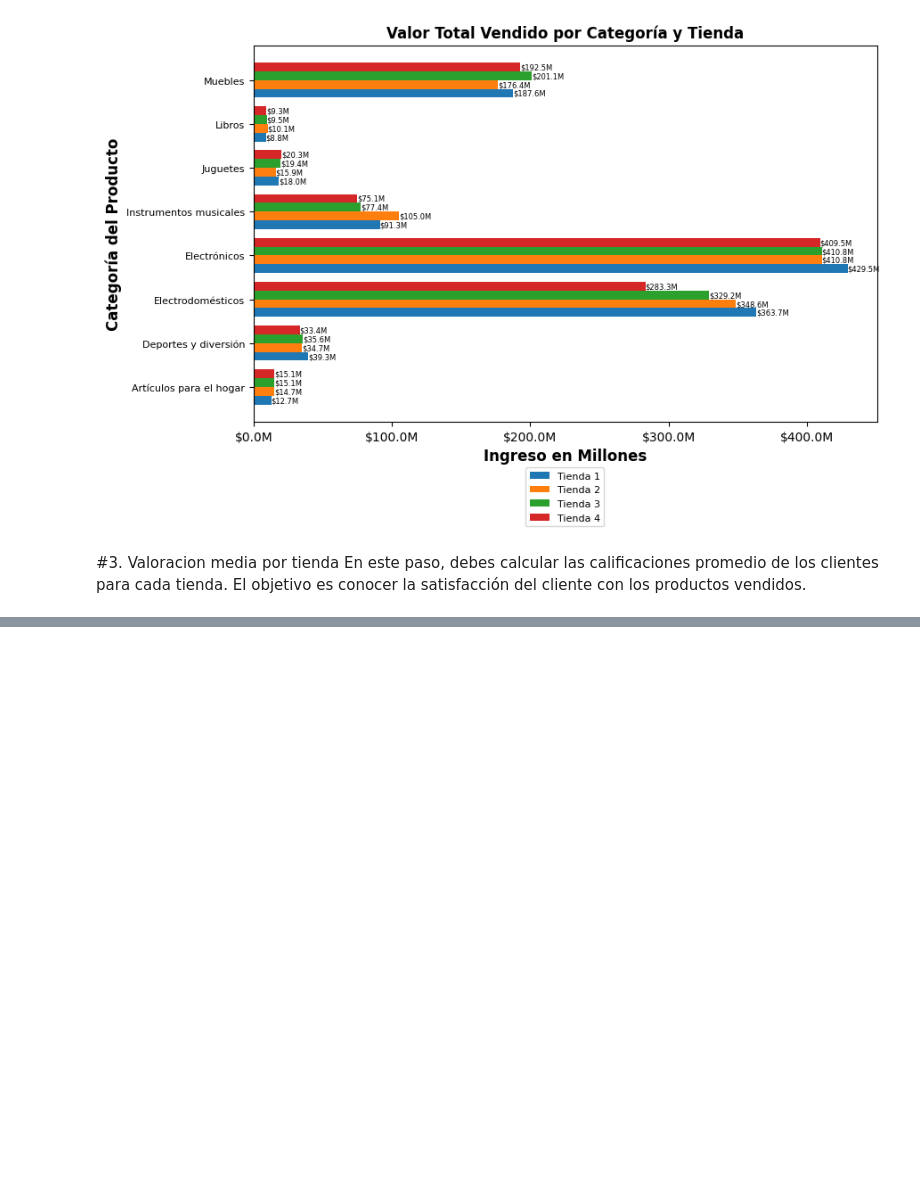
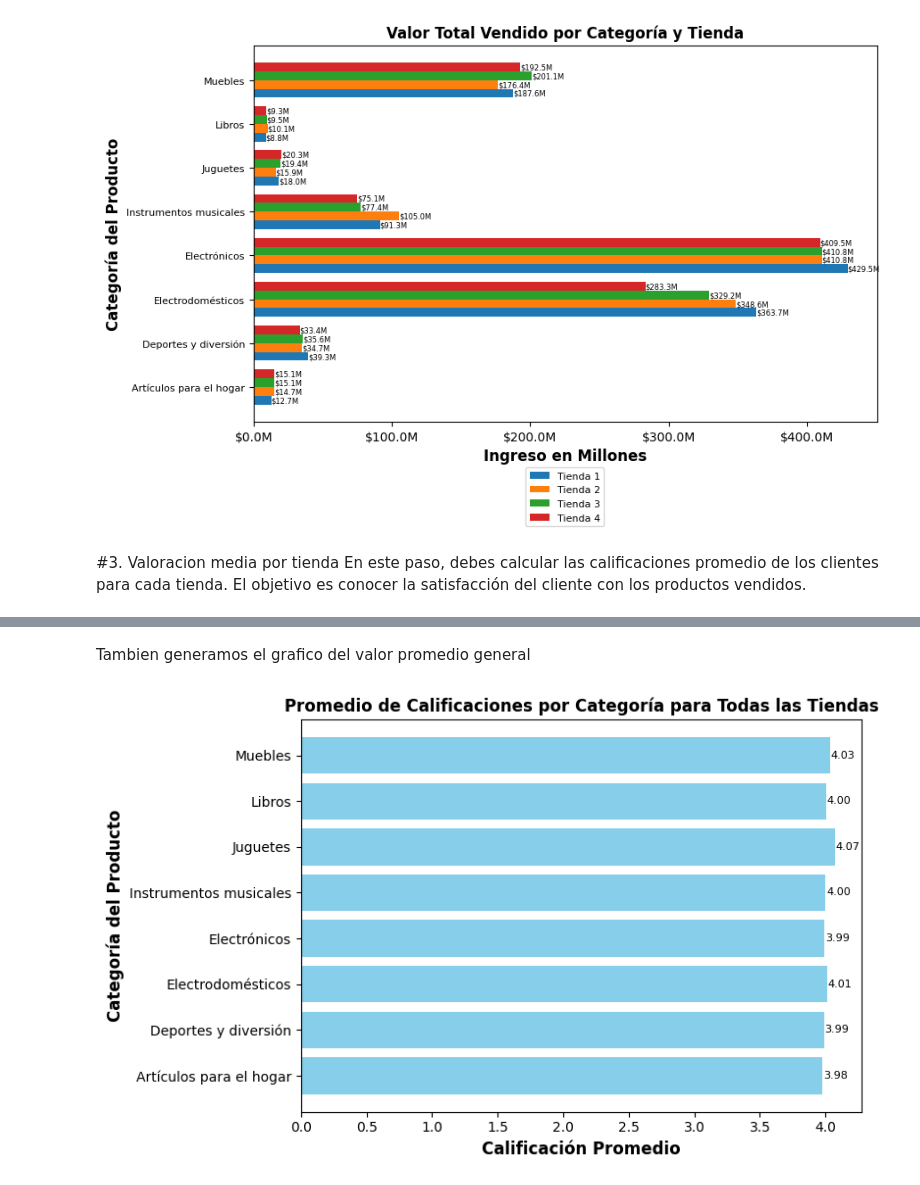
Before and after one commit to RafaelRomeroTechDev/Challeger_Amigo_Secreto, a Jupyter notebook: Challenge_Alura_Store_Rafael_Romero.ipynb, the cells around one changed output, grey strips where cells are left out. Saved outputs shown, nothing was run; the diff lists cells and outputs as text; code cells hidden in the pictures; blank space fills up the shorter version.

```diff
--- a/Challenge_Alura_Store_Rafael_Romero.ipynb
+++ b/Challenge_Alura_Store_Rafael_Romero.ipynb
@@ -326,0 +454,50 @@ En este paso, debes calcular las calificaciones promedio de los clientes para ca
+# %% [markdown]
+Tambien generamos el grafico  del valor promedio general
+# %%
+def crear_grafico_promedio_calificaciones(datos_tiendas, nombres_tiendas):
+    """
+    Crea un gráfico de barras para visualizar el promedio de calificaciones por categoría para las cuatro tiendas.
+
+    Args:
+        datos_tiendas (list): Una lista de diccionarios, donde cada diccionario representa los datos de una tienda.
+        nombres_tiendas (list): Una lista de nombres para las tiendas.
+    """
+    # 1. Unificar datos de todas las tiendas en un solo diccionario
+    todas_las_categorias = {}
+    for tienda, nombre_tienda in zip(datos_tiendas, nombres_tiendas):
+        for categoria, (_, _, calificacion_media) in tienda.items(): # Obtiene la calificacion_media
+            if categoria not in todas_las_categorias:
+                todas_las_categorias[categoria] = {'suma_calificaciones': 0, 'conteo': 0}
+            todas_las_categorias[categoria]['suma_calificaciones'] += calificacion_media
+            todas_las_categorias[categoria]['conteo'] += 1
+
+    # 2. Calcular el promedio de calificaciones para cada categoría
+    promedio_calificaciones = {categoria: datos['suma_calificaciones'] / datos['conteo']
+                               for categoria, datos in todas_las_categorias.items()}
+
+    # 3. Convertir a DataFrame para graficar
+    df_promedio = pd.DataFrame(list(promedio_calificaciones.items()), columns=['Categoria', 'Calificacion_Promedio'])
+
+    # 4. Crear el gráfico de barras
+    fig, ax = plt.subplots(figsize=(8, 5))
+    barras = ax.barh(df_promedio['Categoria'], df_promedio['Calificacion_Promedio'], color='skyblue') #cambio a barh
+    ax.set_xlabel('Calificación Promedio', fontsize=12, fontweight='bold')  #cambio ylabel por xlabel
+    ax.set_ylabel('Categoría del Producto', fontsize=12, fontweight='bold') #cambio xlabel por ylabel
+    ax.set_title('Promedio de Calificaciones por Categoría para Todas las Tiendas', fontsize=12, fontweight='bold') #cambio el titulo
+
+    # Añadir etiquetas de valor a las barras
+    for barra in barras:
+        valor = barra.get_width()
+        ax.text(valor + 0.1, barra.get_y() + barra.get_height() / 2, f'{valor:.2f}',
+                va='center', ha='center', fontsize=8)
+
+    plt.tight_layout()
+    plt.show()
+
+# Llama a la función para crear el gráfico del promedio de calificaciones
+crear_grafico_promedio_calificaciones(
+    [resultados["Tienda 1"], resultados["Tienda 2"], resultados["Tienda 3"], resultados["Tienda 4"]],
+    ['Tienda 1', 'Tienda 2', 'Tienda 3', 'Tienda 4']
+)
+# %% [output]
+[figure, added]
```
Also changed, not shown: parts of 6 cells of this notebook.
